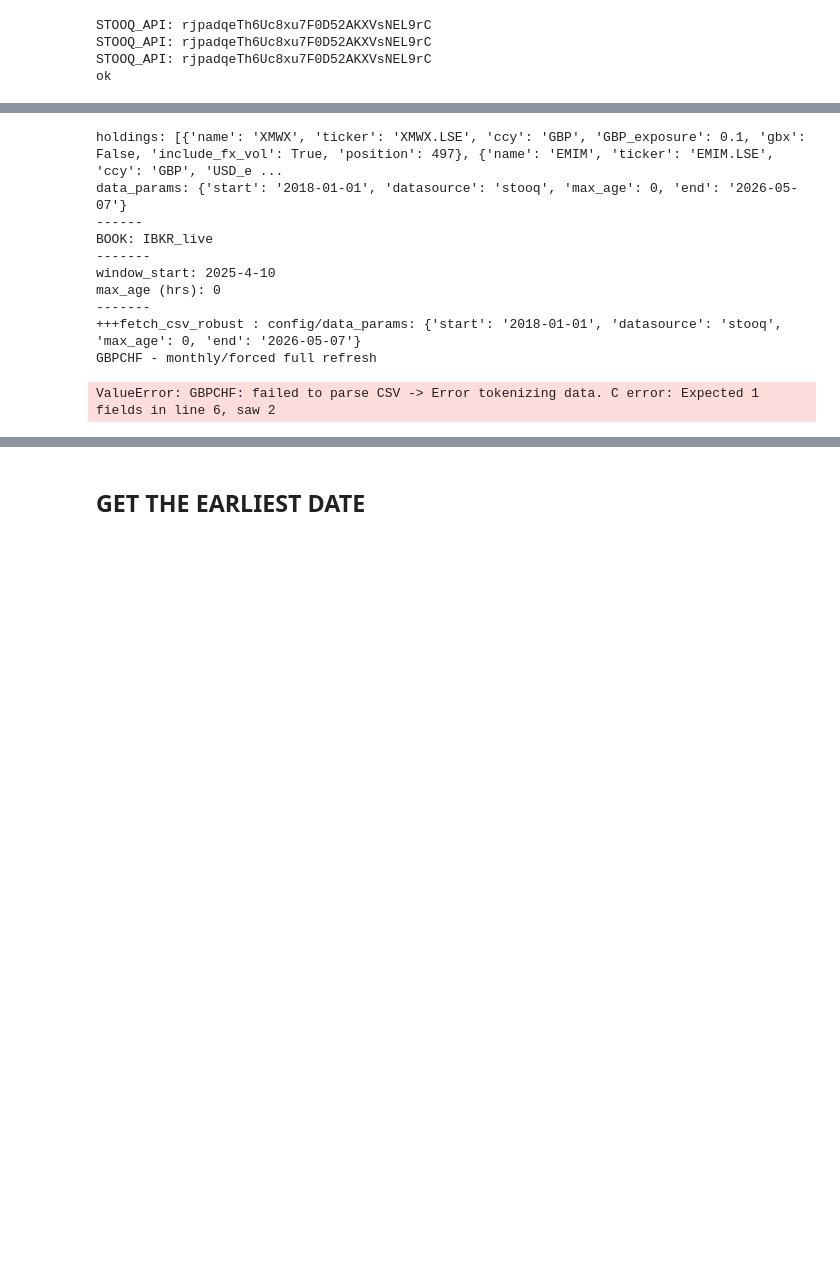
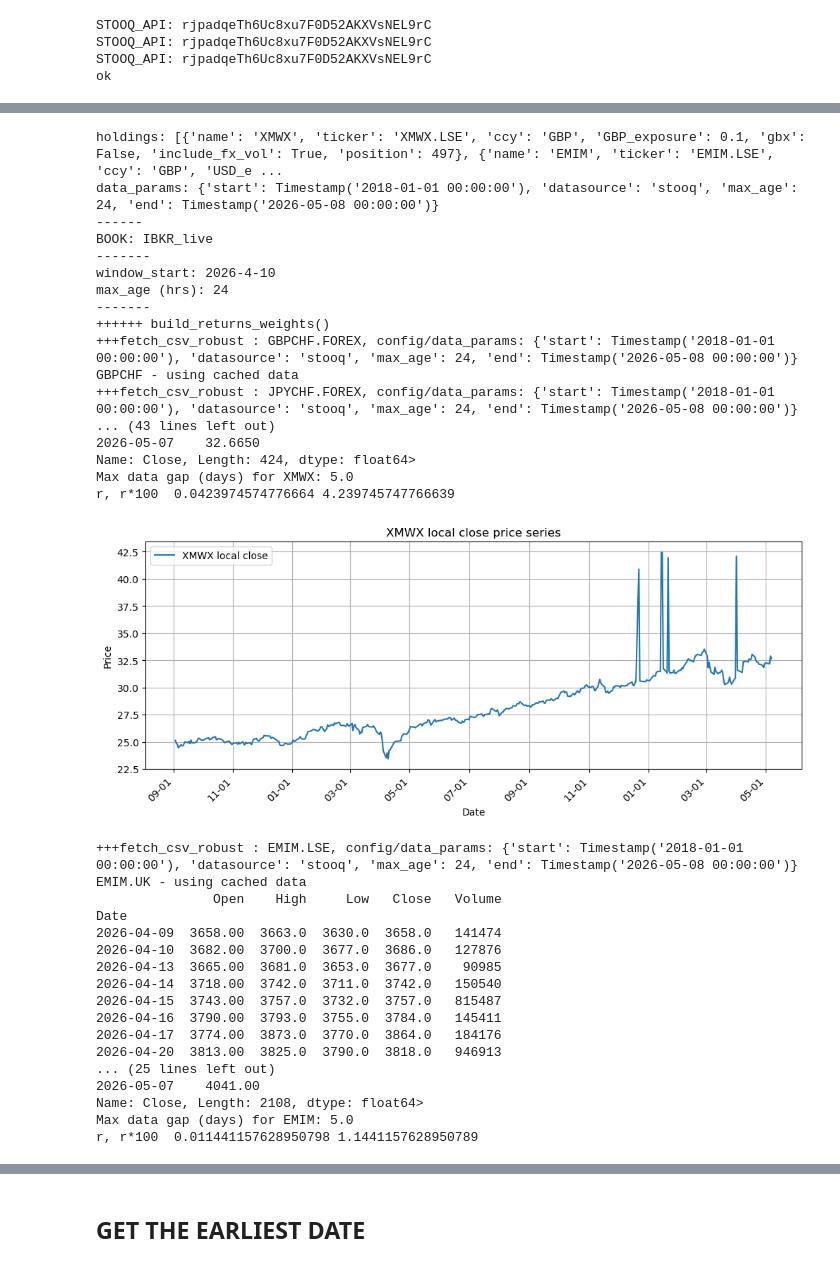
Before and after one commit to nimchimpski/GeoQuant, a Jupyter notebook: notebooks/risk_matrix_run.ipynb, the cells around one changed output, grey strips where cells are left out. Drawn from its saved outputs; the diff is of its cells as text; code cells hidden in the pictures; blank space fills up the shorter version.

Commit message:
risk_matrix nb cleaned

```diff
--- a/notebooks/risk_matrix_run.ipynb
+++ b/notebooks/risk_matrix_run.ipynb
@@ -73,42 +74,66 @@ print('holdings:', holdings)
 data_params = config.data_params
 print('data_params:', data_params)
 DEBUG = False
-window_start = '2025-4-10'
+window_start = '2026-4-10'
 window_end = None
 print('------\nBOOK:', PORTFOLIO, '\n-------')
 max_age = data_params.get('max_age', 0)
 print('window_start:', window_start)
 print('max_age (hrs):', max_age, '\n-------')
 
 rets_df, prices_df, w = risk_matrix.build_returns_weights(holdings, data_params=config.data_params, no_fx=False, usd_shift=False, window_start=window_start, window_end=window_end)
 
 risk = risk_matrix.portfolio_risk(rets_df, w)
 
 # print( rets_df.tail(3) )
-print("Portfolio σ (an_adjnualized, CHF): {:.2%}".format(risk["port_vol"]))
+print("------------\nPortfolio σ (an_adjnualized, CHF): {:.2%}".format(risk["port_vol"]))
 print(" CORE EQUITY BAND = 15 - 30%, DIVERSIFIERS = 5 - 12%, TACTICALS <= 10%,")
 print('equity core max 30%, diversifiers max 12%, tacticals max 10%, total max 15%')
 print(risk["summary"].round({"Weight":3,"Vol_1Y_CHF":3,"MRC":3,"PRC_%":1, }))
 print(f'CORRELATION:')
 print(f'{risk["corr"].round(2)}')
 print(f'COVARIANCE:')
 print(f'{risk["cov_annual"]}')
 
 corr_matrix = risk["corr"]
 
 plt.figure(figsize=(8, 6))
 sns.heatmap(corr_matrix, annot=True, cmap="coolwarm", vmin=-1, vmax=1)
 plt.title(f"Correlation Matrix: {PORTFOLIO}")
 plt.show()
 # %% [output]
 holdings: [{'name': 'XMWX', 'ticker': 'XMWX.LSE', 'ccy': 'GBP', 'GBP_exposure': 0.1, 'gbx': False, 'include_fx_vol': True, 'position': 497}, {'name': 'EMIM', 'ticker': 'EMIM.LSE', 'ccy': 'GBP', 'USD_e ...
-data_params: {'start': '2018-01-01', 'datasource': 'stooq', 'max_age': 0, 'end': '2026-05-07'}
+data_params: {'start': Timestamp('2018-01-01 00:00:00'), 'datasource': 'stooq', 'max_age': 24, 'end': Timestamp('2026-05-08 00:00:00')}
 ------
 BOOK: IBKR_live
 -------
-window_start: 2025-4-10
-max_age (hrs): 0
+window_start: 2026-4-10
+max_age (hrs): 24
 -------
-+++fetch_csv_robust : config/data_params: {'start': '2018-01-01', 'datasource': 'stooq', 'max_age': 0, 'end': '2026-05-07'}
-GBPCHF - monthly/forced full refresh
+++++++ build_returns_weights()
++++fetch_csv_robust : GBPCHF.FOREX, config/data_params: {'start': Timestamp('2018-01-01 00:00:00'), 'datasource': 'stooq', 'max_age': 24, 'end': Timestamp('2026-05-08 00:00:00')}
+GBPCHF - using cached data
++++fetch_csv_robust : JPYCHF.FOREX, config/data_params: {'start': Timestamp('2018-01-01 00:00:00'), 'datasource': 'stooq', 'max_age': 24, 'end': Timestamp('2026-05-08 00:00:00')}
+... (43 lines left out)
+2026-05-07    32.6650
+Name: Close, Length: 424, dtype: float64>
+Max data gap (days) for XMWX: 5.0
+r, r*100  0.0423974574776664 4.239745747766639
+[figure, added]
-ValueError: GBPCHF: failed to parse CSV -> Error tokenizing data. C error: Expected 1 fields in line 6, saw 2
++++fetch_csv_robust : EMIM.LSE, config/data_params: {'start': Timestamp('2018-01-01 00:00:00'), 'datasource': 'stooq', 'max_age': 24, 'end': Timestamp('2026-05-08 00:00:00')}
+EMIM.UK - using cached data
+               Open    High     Low   Close   Volume
+Date
+2026-04-09  3658.00  3663.0  3630.0  3658.0   141474
+2026-04-10  3682.00  3700.0  3677.0  3686.0   127876
+2026-04-13  3665.00  3681.0  3653.0  3677.0    90985
+2026-04-14  3718.00  3742.0  3711.0  3742.0   150540
+2026-04-15  3743.00  3757.0  3732.0  3757.0   815487
+2026-04-16  3790.00  3793.0  3755.0  3784.0   145411
+2026-04-17  3774.00  3873.0  3770.0  3864.0   184176
+2026-04-20  3813.00  3825.0  3790.0  3818.0   946913
+... (25 lines left out)
+2026-05-07    4041.00
+Name: Close, Length: 2108, dtype: float64>
+Max data gap (days) for EMIM: 5.0
+r, r*100  0.011441157628950798 1.1441157628950789
```
Also changed, not shown: parts of 4 cells of this notebook, 6 other files.
